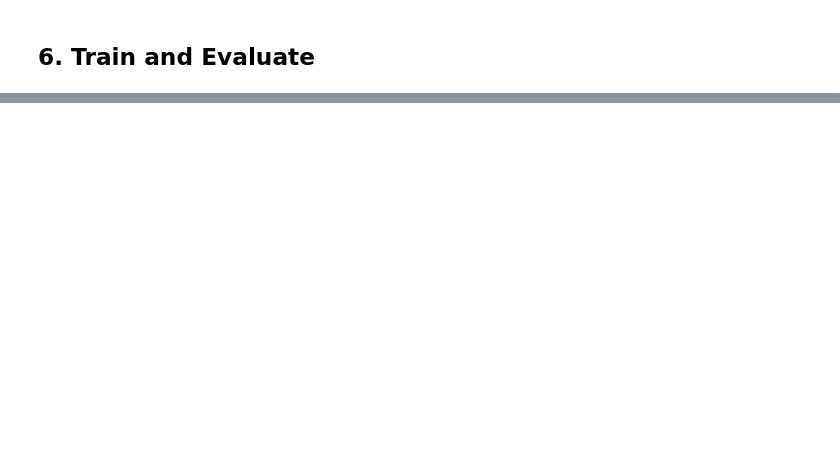
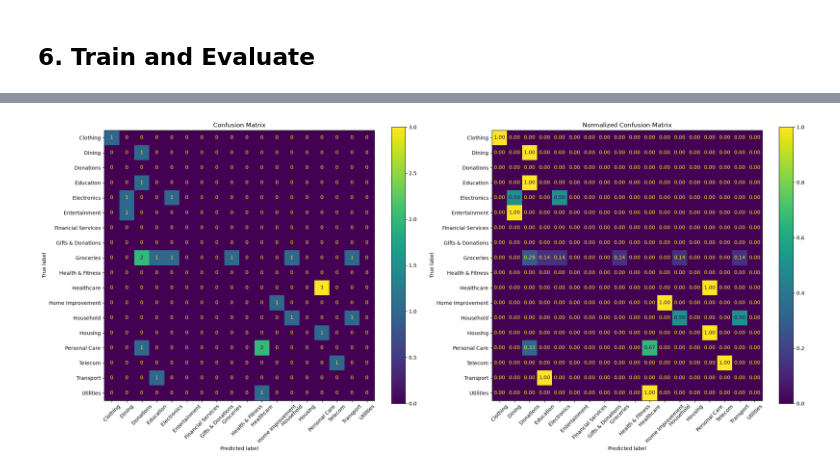
Before and after one commit to InshutiSouvede/smart-spend, a Jupyter notebook: ml/01_categorisation_model.ipynb, the cells around one changed output, grey strips where cells are left out. Cells and saved outputs as stored; diff of their text form; code cells hidden in the pictures; blank space fills up the shorter version.

```diff
--- a/ml/01_categorisation_model.ipynb
+++ b/ml/01_categorisation_model.ipynb
@@ -94,0 +183,35 @@ display(
+# %%
+df = category_df.copy()
+
+TEXT_SOURCE_COLUMNS = ["item_name", "normalized_item_name", "merchant_name", "to_who", "unit"]
+NUMERIC_FEATURE_COLUMNS = ["quantity", "unit_cost_rwf", "total_cost_rwf", "purchase_month", "purchase_weekday"]
+FEATURE_COLUMNS = ["model_text"] + NUMERIC_FEATURE_COLUMNS
+TARGET_COLUMN = "category"
+WEIGHT_COLUMN = "training_weight"
+
+for col in TEXT_SOURCE_COLUMNS:
+    df[col] = df[col].fillna("").astype(str).str.strip()
+
+for col in NUMERIC_FEATURE_COLUMNS + [WEIGHT_COLUMN]:
+    df[col] = pd.to_numeric(df[col], errors="coerce")
+
+# Make a single text field from all text/categorical context.
+# This keeps serving simple while still using item, merchant/provider, to_who, and unit signals.
+df["model_text"] = (
+    "item: " + df["item_name"] +
+    " | normalized: " + df["normalized_item_name"] +
+    " | merchant: " + df["merchant_name"] +
+    " | to_who: " + df["to_who"] +
+    " | unit: " + df["unit"]
+)
+
+df["text_length"] = df["model_text"].str.len()
+df["word_count"] = df["model_text"].str.split().str.len()
+
+model_df = df[FEATURE_COLUMNS + [TARGET_COLUMN, WEIGHT_COLUMN, "label_source"]].dropna(subset=[TARGET_COLUMN]).copy()
+model_df[WEIGHT_COLUMN] = model_df[WEIGHT_COLUMN].fillna(1.0)
+
+print("Training rows:", len(model_df))
+print("Feature columns:", FEATURE_COLUMNS)
+print("Target column:", TARGET_COLUMN)
+display(model_df.head(10))
@@ -233,22 +428,24 @@ print(classification_report(y_test, y_pred, zero_division=0))
 # %%
-# 6.3 Confusion matrices (raw + normalised)
-labels = sorted(expense_df["category"].unique())
+# 6.3 Confusion matrices: raw + normalized
+labels = sorted(model_df["category"].unique())
 fig, axes = plt.subplots(1, 2, figsize=(22, 9))
 
 cm = confusion_matrix(y_test, y_pred, labels=labels)
 ConfusionMatrixDisplay(cm, display_labels=labels).plot(
     ax=axes[0], xticks_rotation=45, values_format="d"
 )
 axes[0].set_title("Confusion Matrix")
 
 cm_norm = confusion_matrix(y_test, y_pred, labels=labels, normalize="true")
 ConfusionMatrixDisplay(cm_norm, display_labels=labels).plot(
     ax=axes[1], xticks_rotation=45, values_format=".2f"
 )
-axes[1].set_title("Normalised Confusion Matrix")
+axes[1].set_title("Normalized Confusion Matrix")
 
 plt.tight_layout()
 plt.show()
+# %% [output]
+[figure, added]
 # %%
 # 6.4 Per-category F1 scores
 report_dict = classification_report(y_test, y_pred, output_dict=True, zero_division=0)
```
Also changed, not shown: parts of 24 cells of this notebook, 23 other files.
